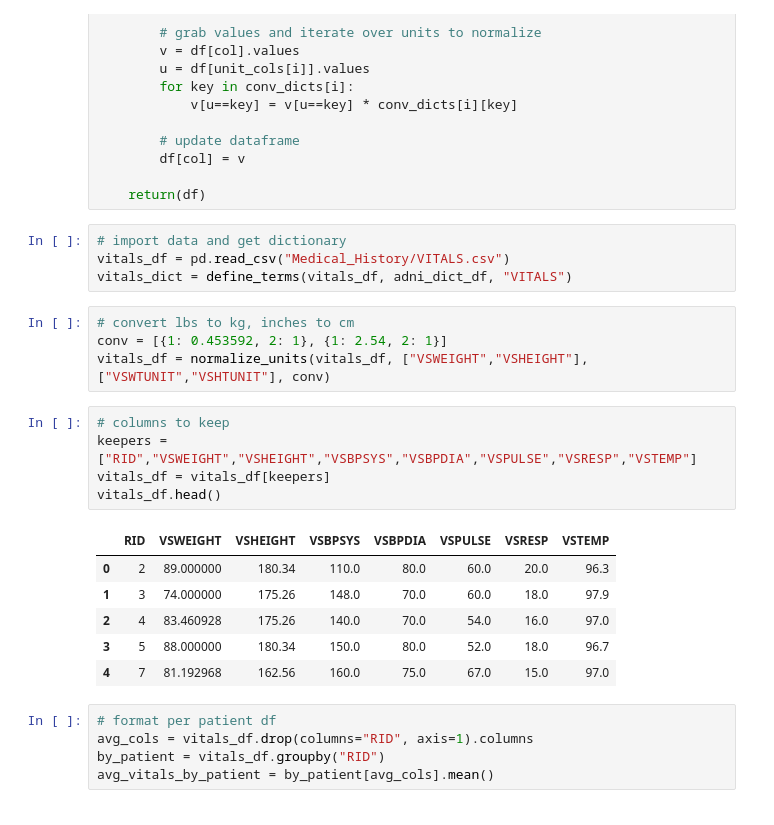
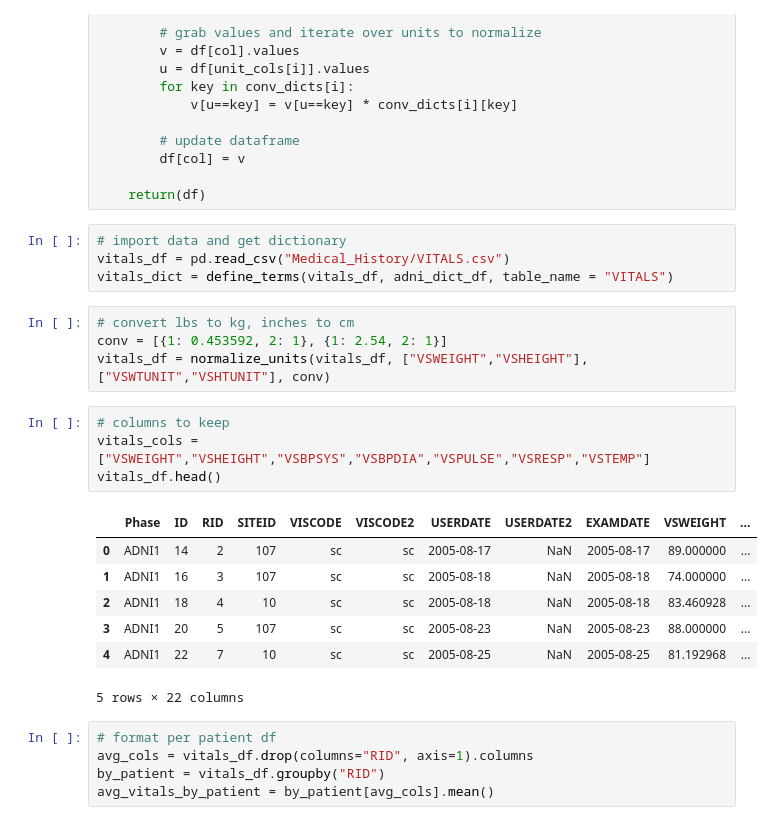
Before and after one commit to werkhoven/CS109_notebooks, a Jupyter notebook: FINAL PROJECT/Medical History EDA.ipynb, the cells around one changed output. Cells and saved outputs as stored; diff of their text form.

```diff
--- a/FINAL PROJECT/Medical History EDA.ipynb
+++ b/FINAL PROJECT/Medical History EDA.ipynb
@@ -316,23 +319,23 @@ def normalize_units(df, data_cols, unit_cols, conv_dicts):
 # %%
 # import data and get dictionary
 vitals_df = pd.read_csv("Medical_History/VITALS.csv")
-vitals_dict = define_terms(vitals_df, adni_dict_df, "VITALS")
+vitals_dict = define_terms(vitals_df, adni_dict_df, table_name = "VITALS")
 # %%
 # convert lbs to kg, inches to cm
 conv = [{1: 0.453592, 2: 1}, {1: 2.54, 2: 1}]
 vitals_df = normalize_units(vitals_df, ["VSWEIGHT","VSHEIGHT"], ["VSWTUNIT","VSHTUNIT"], conv)
 # %%
 # columns to keep
-keepers = ["RID","VSWEIGHT","VSHEIGHT","VSBPSYS","VSBPDIA","VSPULSE","VSRESP","VSTEMP"]
-vitals_df = vitals_df[keepers]
+vitals_cols = ["VSWEIGHT","VSHEIGHT","VSBPSYS","VSBPDIA","VSPULSE","VSRESP","VSTEMP"]
 vitals_df.head()
 # %% [output]
-|  | RID | VSWEIGHT | VSHEIGHT | VSBPSYS | VSBPDIA | VSPULSE | VSRESP | VSTEMP |
-| 0 | 2 | 89.000000 | 180.34 | 110.0 | 80.0 | 60.0 | 20.0 | 96.3 |
-| 1 | 3 | 74.000000 | 175.26 | 148.0 | 70.0 | 60.0 | 18.0 | 97.9 |
-| 2 | 4 | 83.460928 | 175.26 | 140.0 | 70.0 | 54.0 | 16.0 | 97.0 |
-| 3 | 5 | 88.000000 | 180.34 | 150.0 | 80.0 | 52.0 | 18.0 | 96.7 |
-| 4 | 7 | 81.192968 | 162.56 | 160.0 | 75.0 | 67.0 | 15.0 | 97.0 |
+|  | Phase | ID | RID | SITEID | VISCODE | VISCODE2 | USERDATE | USERDATE2 | EXAMDATE | VSWEIGHT | ... |
+| 0 | ADNI1 | 14 | 2 | 107 | sc | sc | 2005-08-17 | NaN | 2005-08-17 | 89.000000 | ... |
+| 1 | ADNI1 | 16 | 3 | 107 | sc | sc | 2005-08-18 | NaN | 2005-08-18 | 74.000000 | ... |
+| 2 | ADNI1 | 18 | 4 | 10 | sc | sc | 2005-08-18 | NaN | 2005-08-18 | 83.460928 | ... |
+| 3 | ADNI1 | 20 | 5 | 107 | sc | sc | 2005-08-23 | NaN | 2005-08-23 | 88.000000 | ... |
+| 4 | ADNI1 | 22 | 7 | 10 | sc | sc | 2005-08-25 | NaN | 2005-08-25 | 81.192968 | ... |
+5 rows × 22 columns
 # %%
 # format per patient df
 avg_cols = vitals_df.drop(columns="RID", axis=1).columns
```
Also changed, not shown: parts of 10 cells of this notebook, 11 other files.
